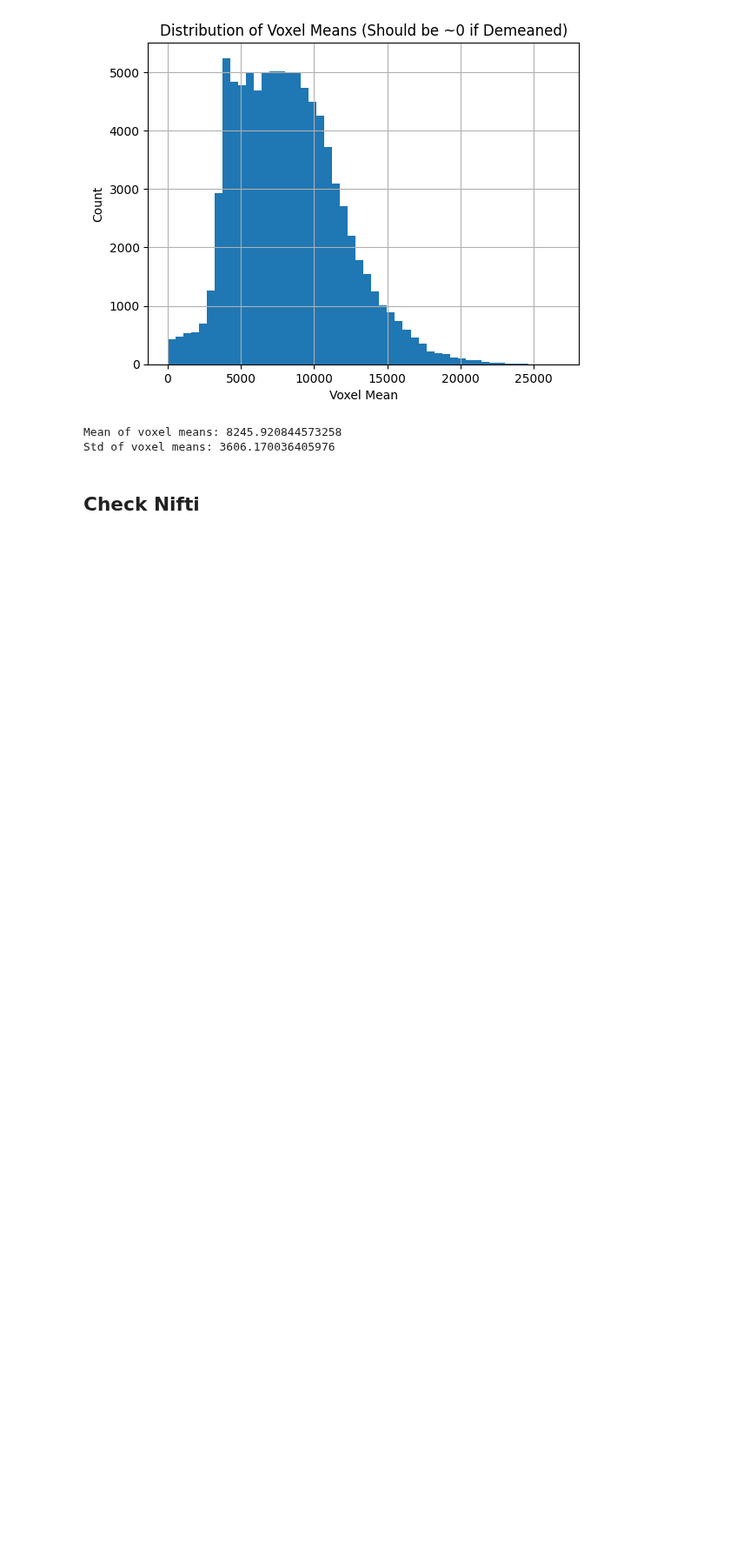
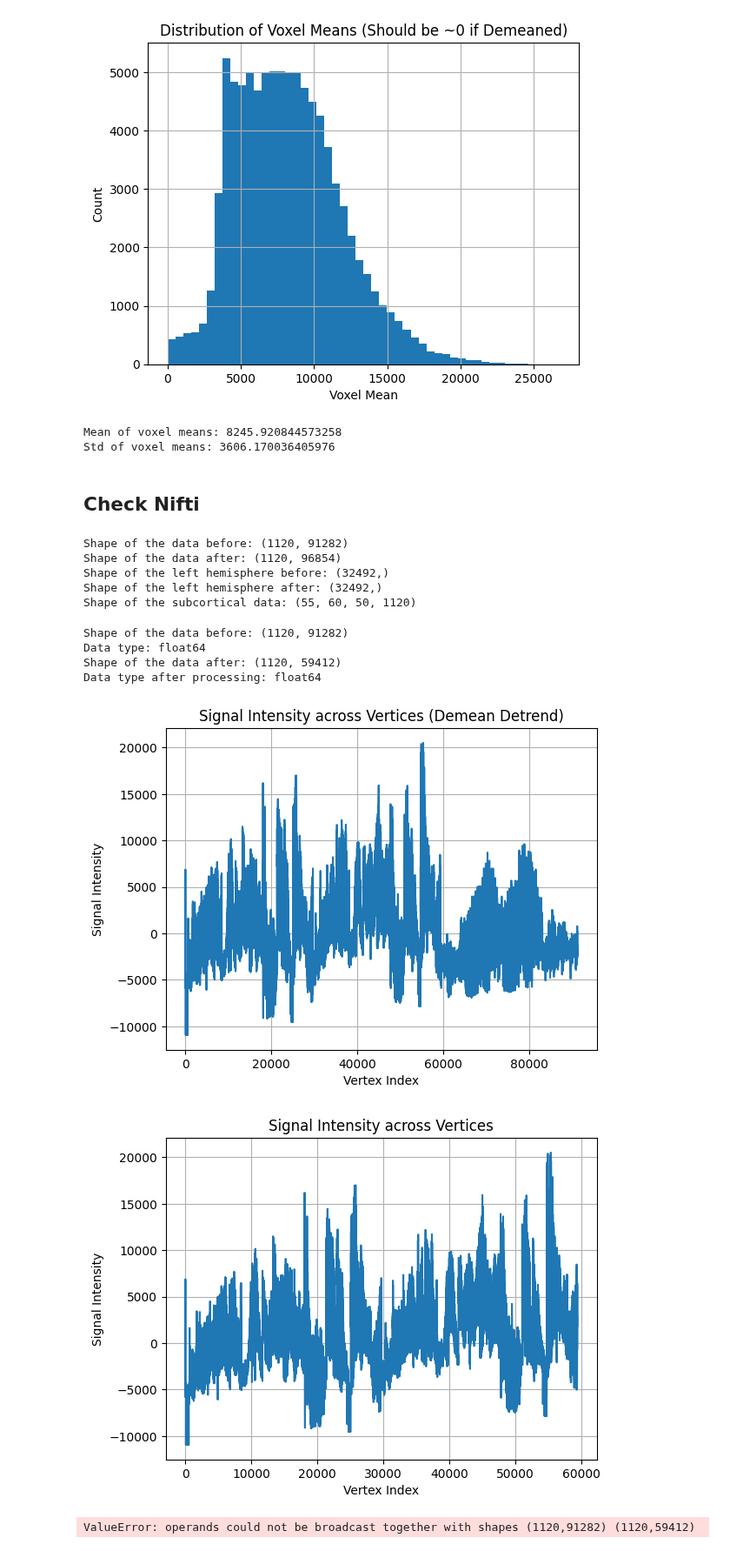
Before and after one commit to Cognitive-Neuroscience-Neurotechnology/ibc_latent, a Jupyter notebook: Preprocessing/check_detrending.ipynb, the cells around one changed output. Shown at 87% size. Cells and saved outputs as stored; diff of their text form; code cells hidden in the pictures; blank space fills up the shorter version.

```diff
--- a/Preprocessing/check_detrending.ipynb
+++ b/Preprocessing/check_detrending.ipynb
@@ -53,3 +53,77 @@ Mean of voxel means: 8245.920844573258
 Std of voxel means: 3606.170036405976
 # %% [markdown]
 ## Check Nifti
+# %%
+# Load the specified NIfTI file with 91k vertices
+demean_detrend = nib.load('/ptmp/hmueller2/Downloads/fmriprep_out/sub-01/ses-15/postfmriprep/demean/sub-01_ses-15_task-RestingState_dir-pa_demean_detrend.dtseries.nii')
+detrended_nomw = nib.load('/ptmp/hmueller2/Downloads/fmriprep_out/sub-01/ses-15/postfmriprep/demean/sub-01_ses-15_task-RestingState_dir-pa_detrended_nomw.dtseries.nii')
+before_l = nib.load('/ptmp/hmueller2/Downloads/fmriprep_out/sub-01/ses-15/postfmriprep/demean/sub-01_ses-15_task-RestingState_dir-pa_L.func.gii')
+nomw_l = nib.load('/ptmp/hmueller2/Downloads/fmriprep_out/sub-01/ses-15/postfmriprep/demean/sub-01_ses-15_task-RestingState_dir-pa_L.nomw.func.gii')
+subcortical = nib.load('/ptmp/hmueller2/Downloads/fmriprep_out/sub-01/ses-15/postfmriprep/demean/sub-01_ses-15_task-RestingState_dir-pa_subcort.nii.gz')
+
+# Get the data from the file
+demean_detrend = demean_detrend.get_fdata()
+detrended_nomw = detrended_nomw.get_fdata()
+befire_l = before_l.darrays[0].data
+nomw_l = nomw_l.darrays[0].data
+subcortical_data = subcortical.get_fdata()
+
+# Print basic information about the data
+print("Shape of the data before:", demean_detrend.shape)
+print("Shape of the data after:", detrended_nomw.shape)
+print("Shape of the left hemisphere before:", befire_l.shape)
+print("Shape of the left hemisphere after:", nomw_l.shape)
+print("Shape of the subcortical data:", subcortical_data.shape)
+# %% [output]
+Shape of the data before: (1120, 91282)
+Shape of the data after: (1120, 96854)
+Shape of the left hemisphere before: (32492,)
+Shape of the left hemisphere after: (32492,)
+Shape of the subcortical data: (55, 60, 50, 1120)
+# %%
+# Load the specified NIfTI file with 91k vertices
+demean_detrend = nib.load('/ptmp/hmueller2/Downloads/fmriprep_out/sub-01/ses-15/postfmriprep/demean/sub-01_ses-15_task-RestingState_dir-pa_demean_detrend.dtseries.nii')
+detrended_nomw = nib.load('/ptmp/hmueller2/Downloads/fmriprep_out/sub-01/ses-15/postfmriprep/demean/sub-01_ses-15_task-RestingState_dir-pa_detrended_nomw.dtseries.nii')
+
+# Get the data from the file
+demean_detrend = demean_detrend.get_fdata()
+detrended_nomw = detrended_nomw.get_fdata()
+
+# Print basic information about the data
+print("Shape of the data before:", demean_detrend.shape)
+print("Data type:", demean_detrend.dtype)
+print("Shape of the data after:", detrended_nomw.shape)
+print("Data type after processing:", detrended_nomw.dtype)
+
+# If it's a time series, visualize the time series for a specific vertex/voxel
+if len(demean_detrend.shape) == 2:  # Typically (time, vertices/voxels)
+    plt.plot(demean_detrend[0, :])  # Plot the signal intensity for the first time point across all vertices
+    plt.title("Signal Intensity across Vertices (Demean Detrend)")
+    plt.xlabel("Vertex Index")
+    plt.ylabel("Signal Intensity")
+    plt.grid(True)
+    plt.show()
+else:
+    print("Unexpected data shape. Visualization may need adjustment.")
+
+if len(detrended_nomw.shape) == 2:  # Typically (time, vertices/voxels)
+    plt.plot(detrended_nomw[0, :])  # Plot the signal intensity for the first time point across all vertices
+    plt.title("Signal Intensity across Vertices")
+    plt.xlabel("Vertex Index")
+    plt.ylabel("Signal Intensity")
+    plt.grid(True)
+    plt.show()
+else:
+    print("Unexpected data shape. Visualization may need adjustment.")
+
+# Print which voxels differ from demean_detrend and detrended_nomw
+diff_voxels = np.where(demean_detrend != detrended_nomw)
+print("Indices of differing voxels:", diff_voxels)
+# %% [output]
+Shape of the data before: (1120, 91282)
+Data type: float64
+Shape of the data after: (1120, 59412)
+Data type after processing: float64
+[figure, added]
+[figure, added]
+ValueError: operands could not be broadcast together with shapes (1120,91282) (1120,59412)
```
Also changed, not shown: parts of 5 cells of this notebook.
